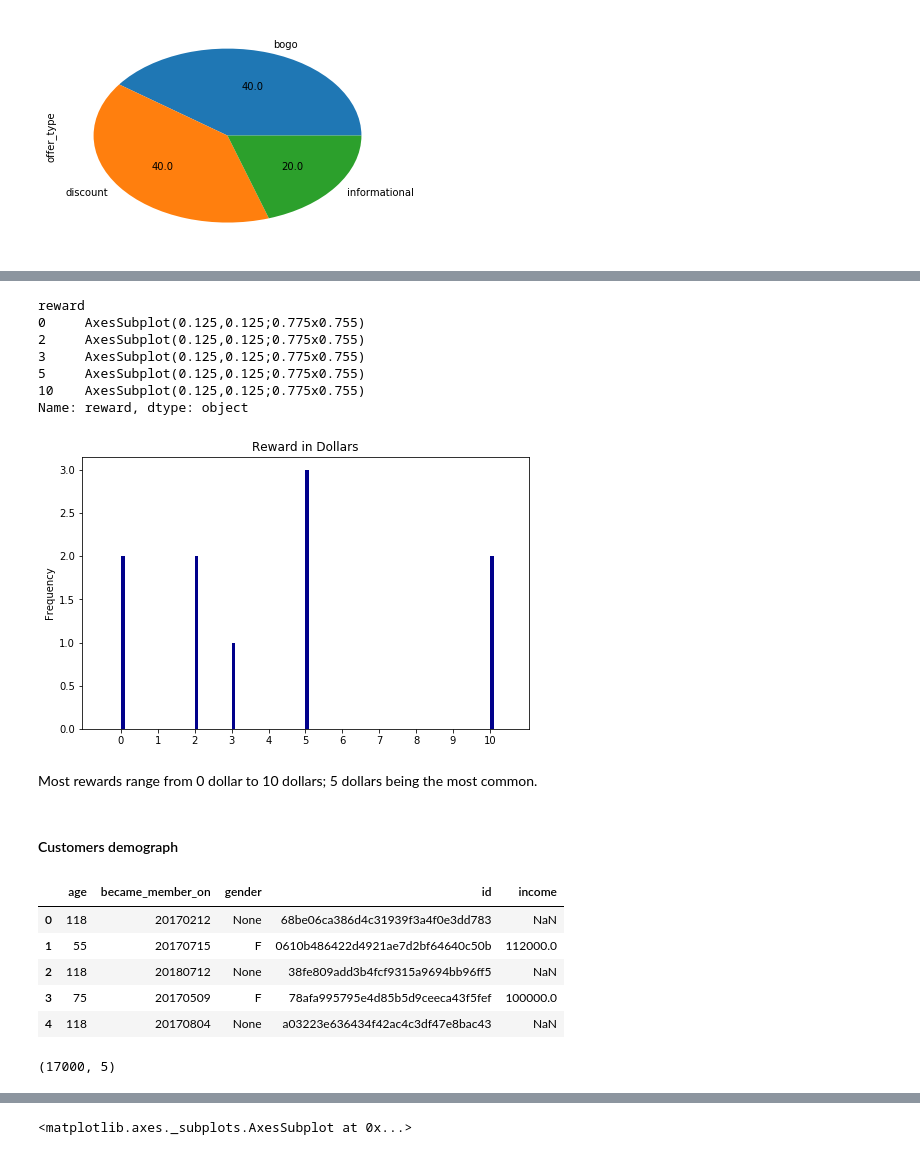
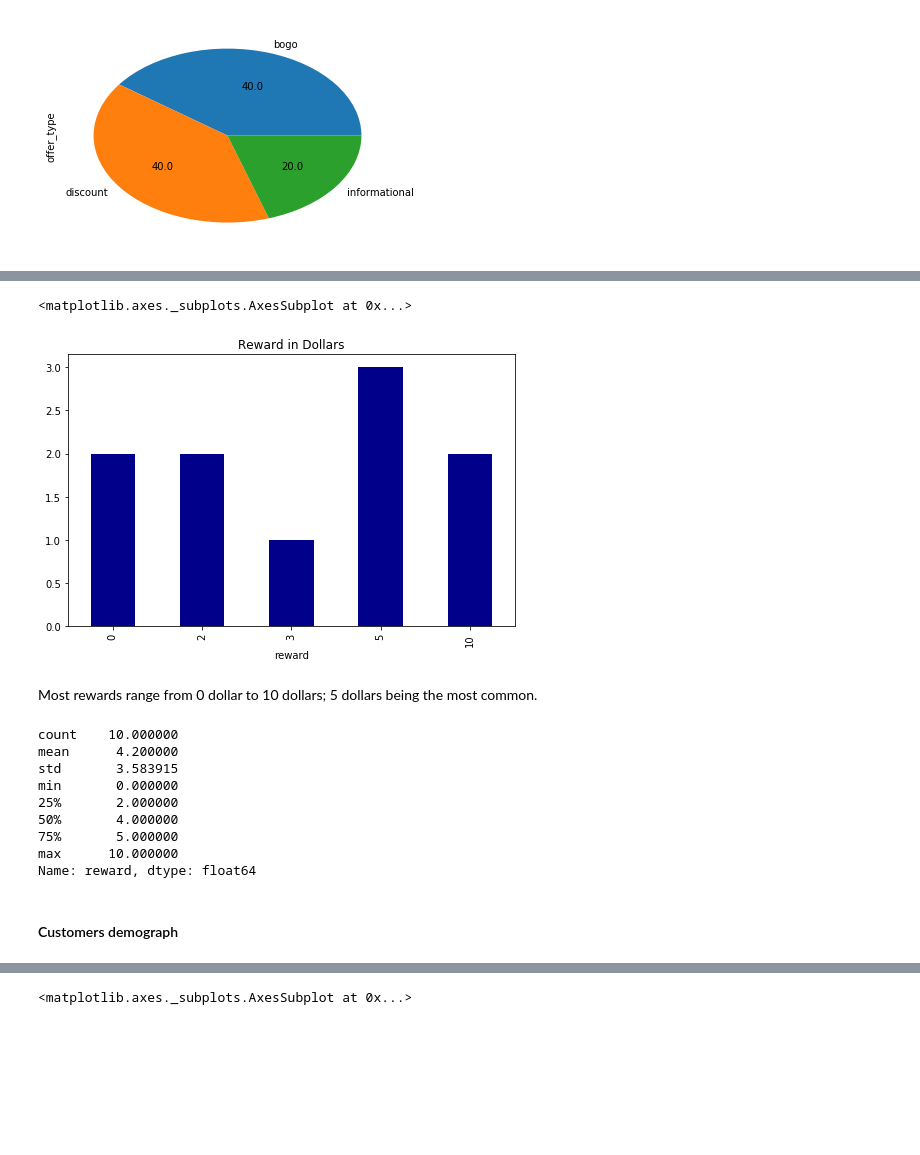
Before and after one commit to clainchege2/Starbucks-Capstone-Project-Udacity-, a Jupyter notebook: Starbucks_Capstone_notebook.ipynb, the cells around one changed output, grey strips where cells are left out. Cells and saved outputs as stored; diff of their text form; code cells hidden in the pictures; blank space fills up the shorter version.

```diff
--- a/Starbucks_Capstone_notebook.ipynb
+++ b/Starbucks_Capstone_notebook.ipynb
@@ -160,28 +160,23 @@ A customer has to spend  between 0 dollar to 20 dollars to receive a reward, 10
 # %%
-portfolio.groupby('reward')['reward'].plot.hist(title='Reward in Dollars',xticks=range(0,11),figsize=(8,5),color='darkblue')
+# sort portfolio by 'reward' and plot
+portfolio.groupby('reward')['reward'].count().plot.bar(title='Reward in Dollars',xticks=range(0,11),figsize=(8,5),color='darkblue')
 # %% [output]
-reward
-0     AxesSubplot(0.125,0.125;0.775x0.755)
-2     AxesSubplot(0.125,0.125;0.775x0.755)
-3     AxesSubplot(0.125,0.125;0.775x0.755)
-5     AxesSubplot(0.125,0.125;0.775x0.755)
-10    AxesSubplot(0.125,0.125;0.775x0.755)
-Name: reward, dtype: object
+<matplotlib.axes._subplots.AxesSubplot at 0x...>
-[figure, old version]
+[figure, new version]
 # %% [markdown]
 Most rewards range from 0 dollar to 10 dollars; 5 dollars  being the most common.
+# %%
+# print reward column statistics
+portfolio.reward.describe()
+# %% [output]
+count    10.000000
+mean      4.200000
+std       3.583915
+min       0.000000
+25%       2.000000
+50%       4.000000
+75%       5.000000
+max      10.000000
+Name: reward, dtype: float64
 # %% [markdown]
 #### Customers demograph
-# %%
-profile.head()
-# %% [output]
-|  | age | became_member_on | gender | id | income |
-| 0 | 118 | 20170212 | None | 68be06ca386d4c31939f3a4f0e3dd783 | NaN |
-| 1 | 55 | 20170715 | F | 0610b486422d4921ae7d2bf64640c50b | 112000.0 |
-| 2 | 118 | 20180712 | None | 38fe809add3b4fcf9315a9694bb96ff5 | NaN |
-| 3 | 75 | 20170509 | F | 78afa995795e4d85b5d9ceeca43f5fef | 100000.0 |
-| 4 | 118 | 20170804 | None | a03223e636434f42ac4c3df47e8bac43 | NaN |
-# %%
-profile.shape
-# %% [output]
-(17000, 5)
```
Also changed, not shown: parts of 102 cells of this notebook.
